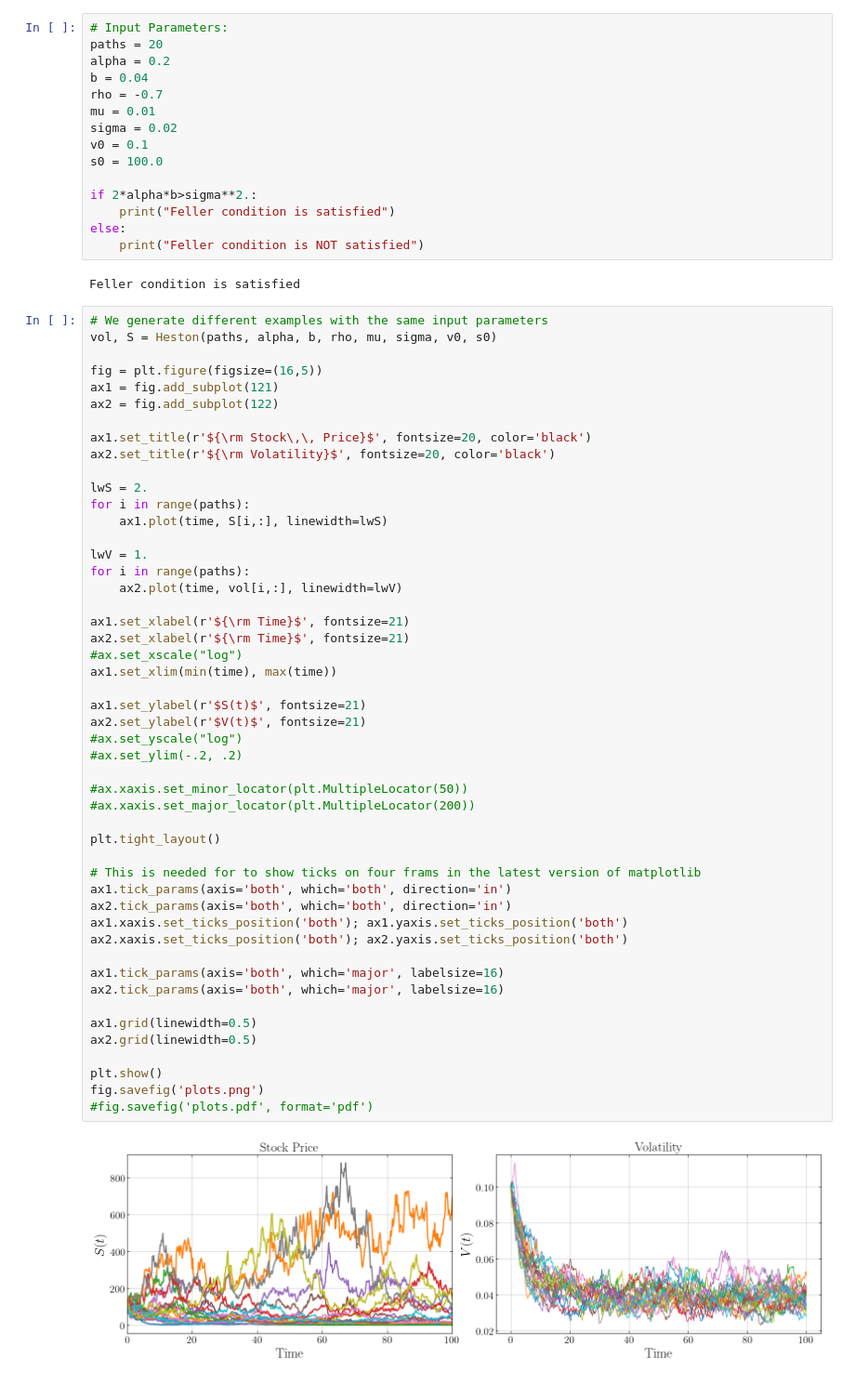
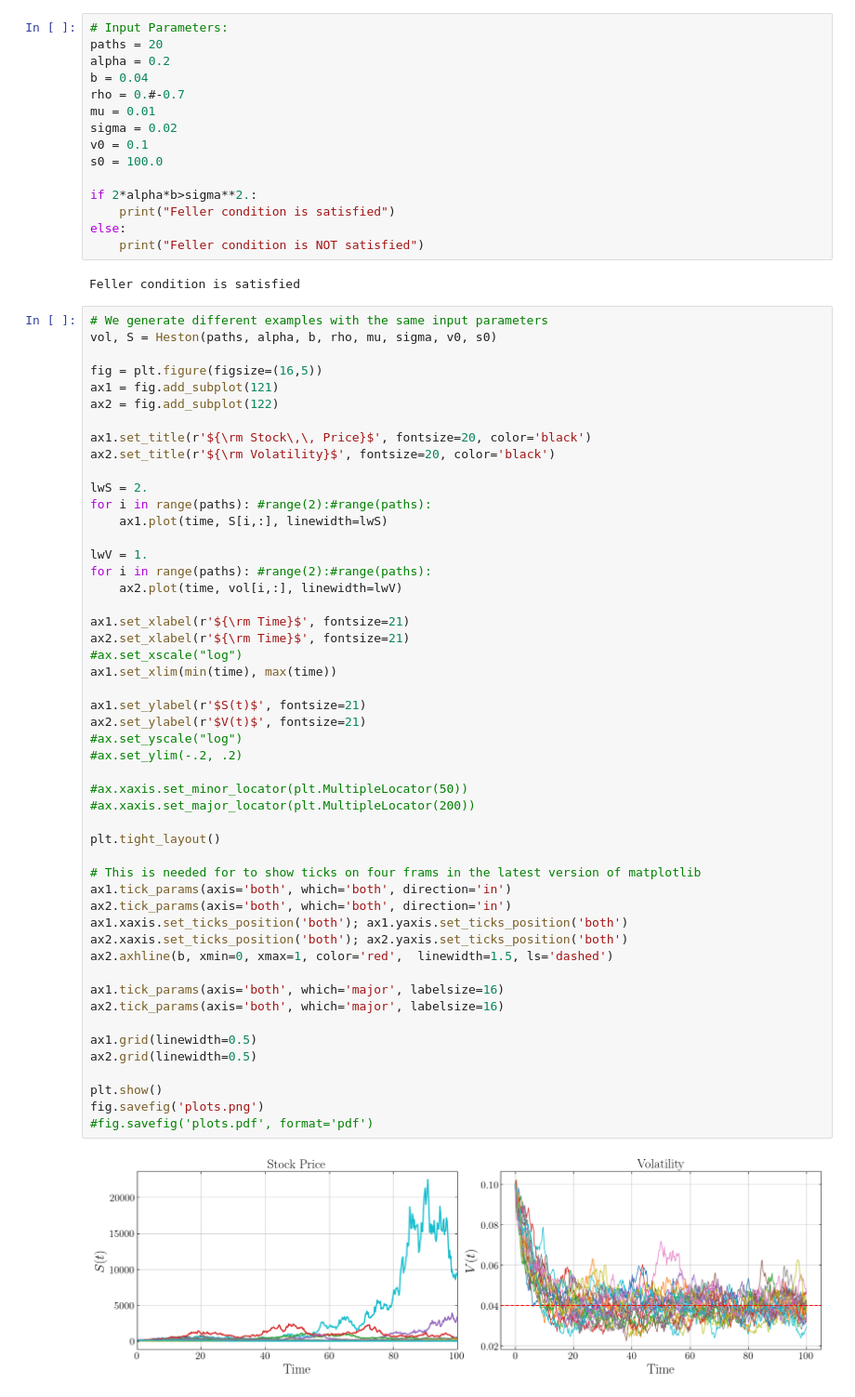
Before and after one commit to alexisdpc/Heston-model, a Jupyter notebook: Heston_model.ipynb, the cells around one changed output. Shown: that part at 93% size. Drawn from its saved outputs; the diff is of its cells as text.

```diff
--- a/Heston_model.ipynb
+++ b/Heston_model.ipynb
@@ -83,7 +83,7 @@ def Heston(paths, alpha, b, rho, mu, sigma, v0, s0):
 paths = 20
 alpha = 0.2
 b = 0.04
-rho = -0.7
+rho = 0.#-0.7
 mu = 0.01
 sigma = 0.02
 v0 = 0.1
@@ -107,42 +107,43 @@ ax1.set_title(r'${\rm Stock\,\, Price}$', fontsize=20, color='black')
 ax2.set_title(r'${\rm Volatility}$', fontsize=20, color='black')
 
 lwS = 2.
-for i in range(paths):
+for i in range(paths): #range(2):#range(paths):
     ax1.plot(time, S[i,:], linewidth=lwS)
 
 lwV = 1.
-for i in range(paths):
+for i in range(paths): #range(2):#range(paths):
     ax2.plot(time, vol[i,:], linewidth=lwV)
 
 ax1.set_xlabel(r'${\rm Time}$', fontsize=21)
 ax2.set_xlabel(r'${\rm Time}$', fontsize=21)
 #ax.set_xscale("log")
 ax1.set_xlim(min(time), max(time))
 
 ax1.set_ylabel(r'$S(t)$', fontsize=21)
 ax2.set_ylabel(r'$V(t)$', fontsize=21)
 #ax.set_yscale("log")
 #ax.set_ylim(-.2, .2)
 
 #ax.xaxis.set_minor_locator(plt.MultipleLocator(50))
 #ax.xaxis.set_major_locator(plt.MultipleLocator(200))
 
 plt.tight_layout()
 
 # This is needed for to show ticks on four frams in the latest version of matplotlib
 ax1.tick_params(axis='both', which='both', direction='in')
 ax2.tick_params(axis='both', which='both', direction='in')
 ax1.xaxis.set_ticks_position('both'); ax1.yaxis.set_ticks_position('both')
 ax2.xaxis.set_ticks_position('both'); ax2.yaxis.set_ticks_position('both')
+ax2.axhline(b, xmin=0, xmax=1, color='red',  linewidth=1.5, ls='dashed')
 
 ax1.tick_params(axis='both', which='major', labelsize=16)
 ax2.tick_params(axis='both', which='major', labelsize=16)
 
 ax1.grid(linewidth=0.5)
 ax2.grid(linewidth=0.5)
 
 plt.show()
 fig.savefig('plots.png')
 #fig.savefig('plots.pdf', format='pdf')
 # %% [output]
-[figure, old version]
+[figure, new version]
```
Also changed, not shown: parts of 1 cell of this notebook.
